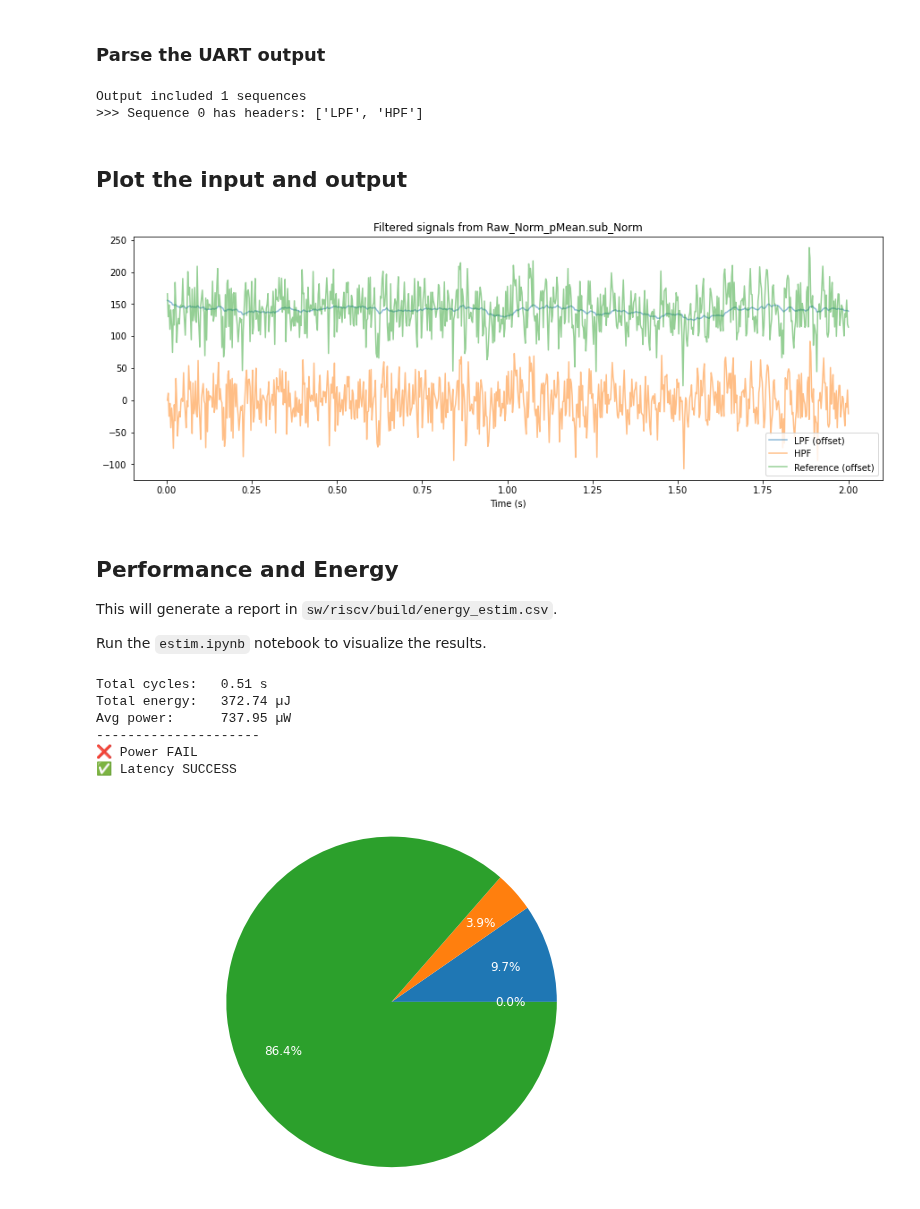
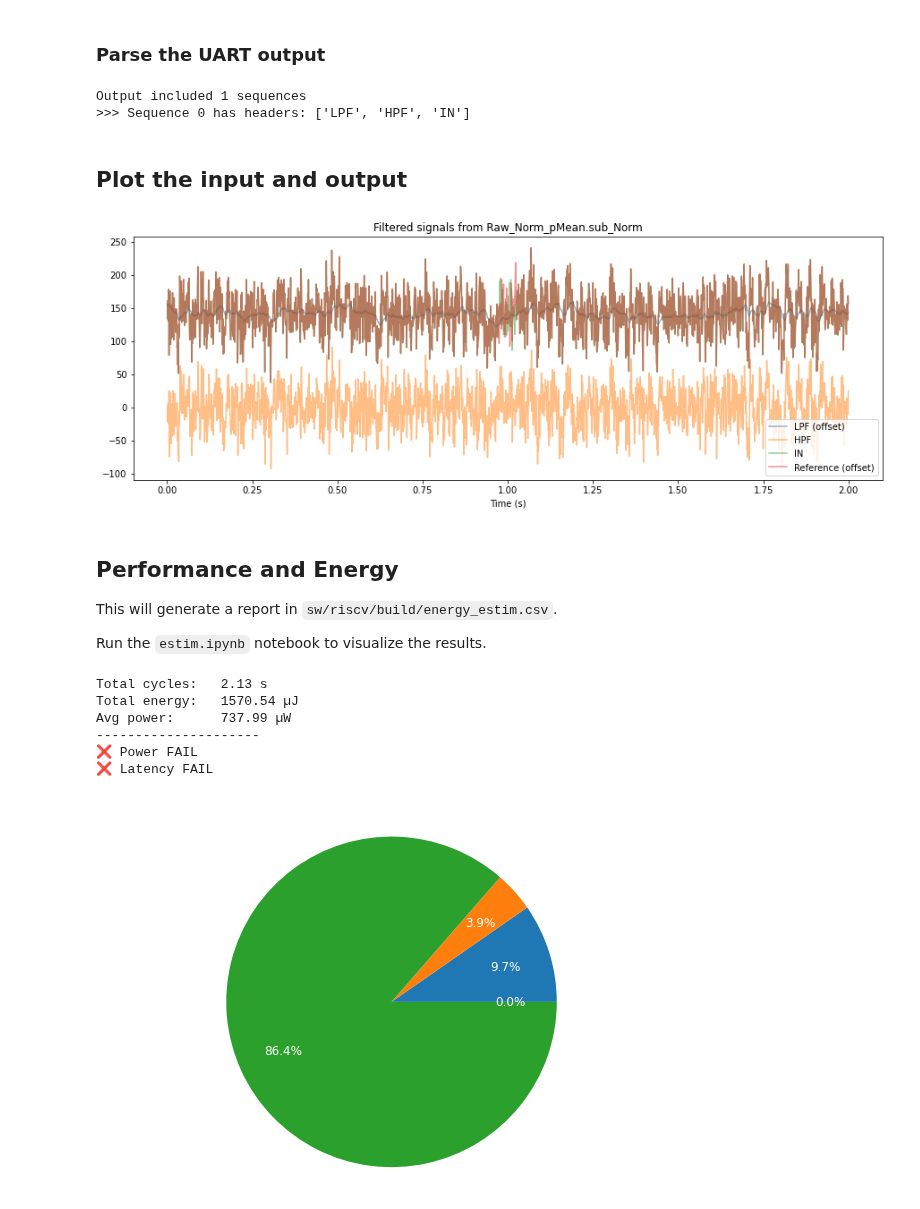
Before and after one commit to esl-epfl/x-heep-femu-sdk, a Jupyter notebook: sw/arm/apps/adc-emu/adc-emu.ipynb, the cells around one changed output. Cells and saved outputs as stored; diff of their text form; code cells hidden in the pictures.

Commit message:
adc-emu example working with virtual ADC extended

```diff
--- a/sw/arm/apps/adc-emu/adc-emu.ipynb
+++ b/sw/arm/apps/adc-emu/adc-emu.ipynb
@@ -31,7 +31,8 @@ import numpy as np
 from timeseries import Timeseries
 
 MAX_POSSIBLE_DATA_LENGTH    = 2048
-INPUT_DATA_LENGTH           = 800
+VIRTUAL_ADC_BUFFER          = 1024
+INPUT_DATA_LENGTH           = 2000
 
 # Take a pre-generated binary file
 src         = SDK_PATH + 'sw/arm/apps/adc-emu/out/'
@@ -47,6 +48,8 @@ din = Timeseries.load(src+src_name+ext_pkl)
 din.data  += abs(min(din.data))
 
 # To abide by the memory constraint, downsample the signal
+# INPUT_DATA_LENGTH = len(din.data) # Remove downsampling
+inital_samples = len(din.data)
 downsample = int(len(din.data)/INPUT_DATA_LENGTH)
 din.data = din.data[::downsample]
 din.time = din.time[::downsample]
@@ -55,5 +58,5 @@ din.time = din.time[::downsample]
 din.export_bin(path=APP_PATH, name=ADC_BIN_NAME)
 
 INPUT_DATA_LENGTH = len(din.data)
-print(f"Sent {INPUT_DATA_LENGTH} words as input")
+print(f"Sent {INPUT_DATA_LENGTH}/{inital_samples} words as input")
 # %% [output]
@@ -66,6 +69,8 @@ You can change the variable `SKIP_MEMORY`   to 1 to avoid generating the ADC mem
 
 You can change the variable `VERBOSE`       to 0 to supress the live printing of the UART.
 # %%
+import time
+import math
 # Skip compiling if all you want to do is run the application
 # Note that the compilation is affected by the parameters written to the definitions.h file
 SKIP_COMPILE    = 0
@@ -75,6 +80,8 @@ SKIP_MEMORY     = 0
 VERBOSE         = 0
 # Enable the printfs inside X-HEEP application. This is not the same as VERBOSE, as it actually reflects in C-code and therefore in performance.
 ENABLE_PRINTF   = 1
+# Use the infinite ADC
+X_ADC   = 1
 
 # Define some standards to parse the X-HEEP output
 OUTPUT_START_SEQ    = "# "
@@ -89,16 +96,23 @@ xh.add_definition   (defs, "ENABLE_PRINTF",     ENABLE_PRINTF)
 xh.add_definition   (defs, "OUTPUT_START_SEQ",  OUTPUT_START_SEQ)
 xh.add_definition   (defs, "OUTPUT_DIVIDER",    OUTPUT_DIVIDER)
 xh.add_definition   (defs, "OUTPUT_END_SEQ",    OUTPUT_END_SEQ)
+xh.add_definition   (defs, "ADC_BUFFER_SIZE",   VIRTUAL_ADC_BUFFER)
 xh.close_definitions (defs)
 
 # Compile the application
 if SKIP_COMPILE or xh.compile_app("adc-emu"):
 
     if not SKIP_MEMORY:
-        # Write the ADC data to the virtual ADC
-        adc = xh.init_adc_mem() # Init the ADC memory
-        xh.reset_adc_mem(adc)   # Reset the ADC memory
-        xh.write_adc_mem(adc)   # Write the ADC memory
+        if X_ADC:
+            # Write the ADC data to the virtual ADC
+            adc_size = math.ceil(INPUT_DATA_LENGTH/2) + 1
+            adc, ddr_buff = xh.init_virtual_adc(adc_size) # Init the ADC memory with a large DDR (64-bit)
+            xh.start_virtual_adc(adc, ddr_buff, "/home/xilinx/x-heep-femu-sdk/sw/riscv/build/adc_in.bin", INPUT_DATA_LENGTH)   # Reset the ADC memory
+        else:
+            # Write the ADC data to the virtual ADC
+            adc = xh.init_adc_mem() # Init the ADC memory
+            xh.reset_adc_mem(adc)   # Reset the ADC memory
+            xh.write_adc_mem(adc)   # Write the ADC memory
 
     t, sf = xh.thread_start(VERBOSE)   # Start a background thread that reads from the UART
 
@@ -106,11 +120,16 @@ if SKIP_COMPILE or xh.compile_app("adc-emu"):
     xh.reset_perf_cnt(perf_cnt)         # Reset the performance counters
     xh.start_perf_cnt_manual(perf_cnt)  # Start the performance counters
 
+    time.sleep(3)
+
     out, _ = xh.run_app()               # Run the application (disregarding the error output)
 
     xh.stop_perf_cnt(perf_cnt)          # Stop the performance counters
 
     xh.thread_stop(t, sf)               # Stop the background thread that reads from the UART
+
+del adc
+del ddr_buff
 # %% [output]
 ✅ Compile SUCCESS
 ✅ Return SUCCESS
@@ -169,7 +188,7 @@ for s in range(len(raw_series)):
     print(f">>> Sequence {s} has headers: {[ h.name for h in raw_series[s] ]}")
 # %% [output]
 Output included 1 sequences
->>> Sequence 0 has headers: ['LPF', 'HPF']
+>>> Sequence 0 has headers: ['LPF', 'HPF', 'IN']
 # %% [markdown]
 ## Plot the input and output
 # %%
@@ -190,34 +209,35 @@ series[0].append(ts)
 
 # Add some time information based on knowledge of what was input and the expected output
 series[0][0].time = ts.time
 series[0][1].time = ts.time
+series[0][2].time = ts.time
 
 series[0][0].data = series[0][0].data + OFFSET
 series[0][0].name += " (offset)"
 
 # Generate subplot to show the results
 plts = len(series)
 plt_height = 5
 fig, axs = plt.subplots(ncols=plts, figsize=(3*plt_height*plts, plt_height))
 
 # Plot configurations
 a = 0.5 # Alpha (opacity)
 
 # Plot the desired signals
 for p in range(plts):
     for s in range(len(series[p])):
         ax = axs if len(series) == 1 else axs[p]
         if len(series[p][s].time) > 0:
             ax.plot(series[p][s].time, series[p][s].data,
                     alpha = a)
         else:
             ax.plot(series[p][s].data,
                     alpha = a)
     ax.legend([seq.name for seq in series[p]])
     ax.set_xlabel("Time (s)")
     ax.set_title(f"Filtered signals from {src_name}")
 # %% [output]
-[figure, old version]
+[figure, new version]
 # %% [markdown]
 ## Performance and Energy
 
@@ -256,10 +276,10 @@ if 0:
     import pprint
     pprint.pprint(pruned_energy)
 # %% [output]
-Total cycles:   0.51 s
-Total energy:   372.74 µJ
-Avg power:      737.95 µW
+Total cycles:   2.13 s
+Total energy:   1570.54 µJ
+Avg power:      737.99 µW
 ---------------------
 ❌ Power FAIL
-✅ Latency SUCCESS
+❌ Latency FAIL
 [figure]
```
Also changed, not shown: parts of 1 cell of this notebook, 5 other files.
